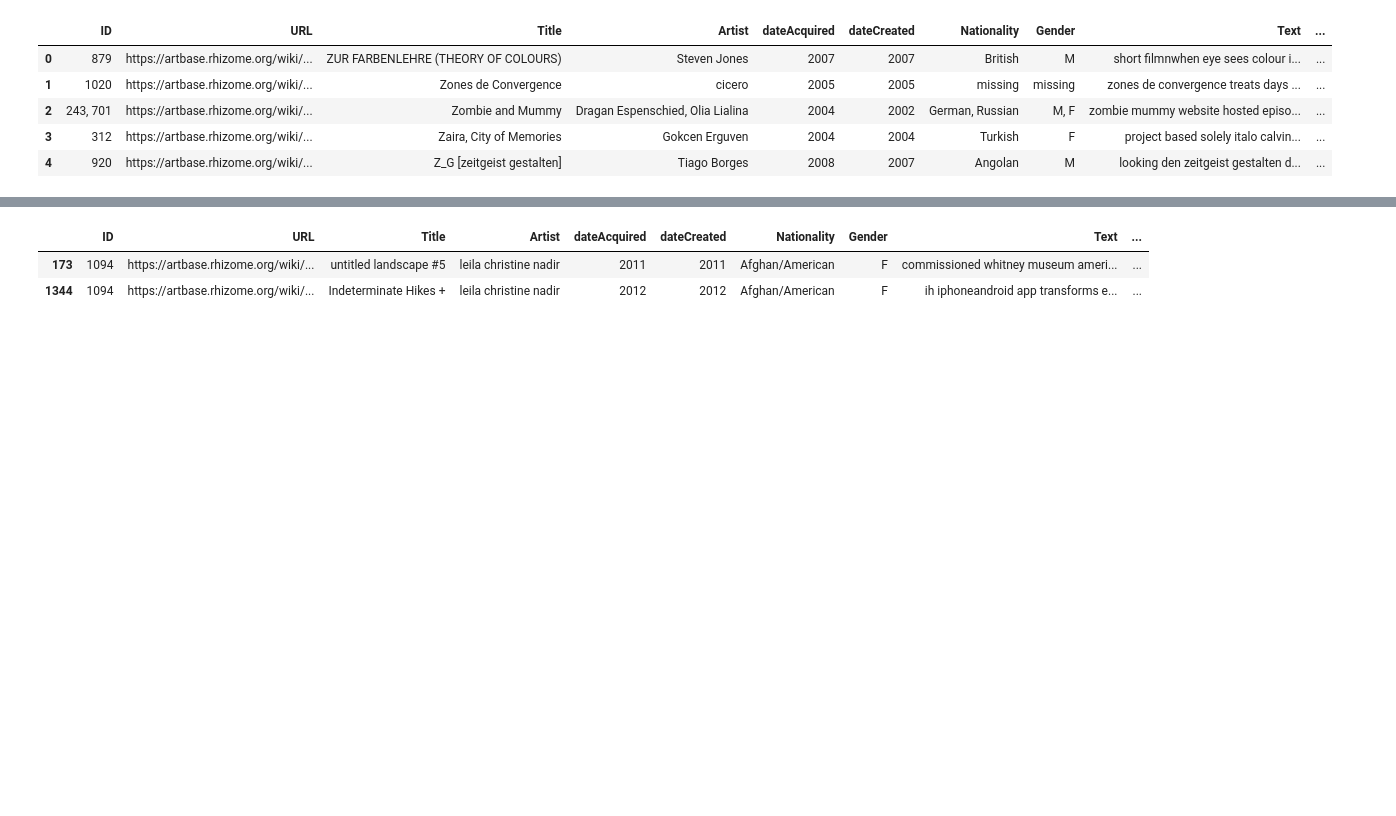
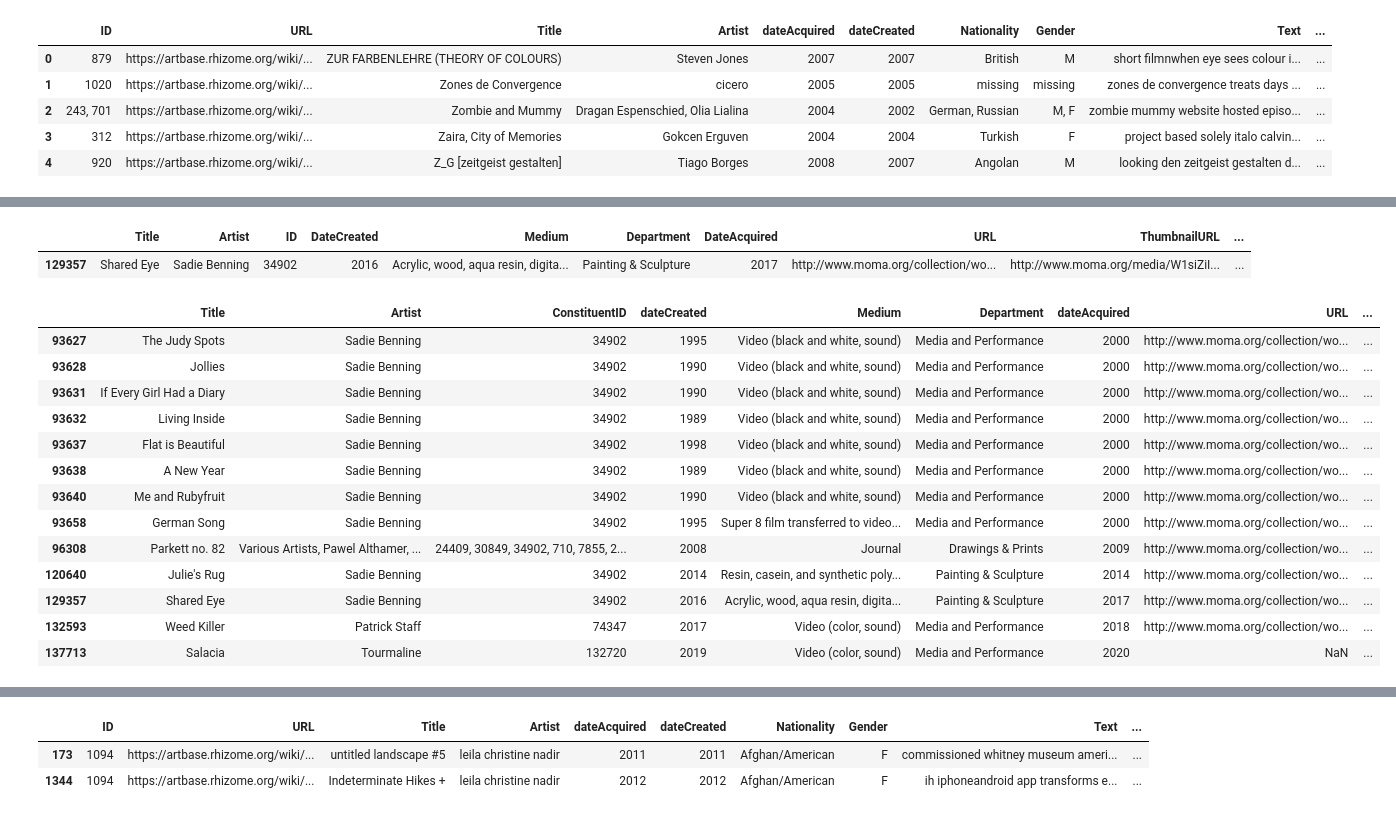
Before and after one commit to laurentfintoni/Net-Art-Rev, a Jupyter notebook: For_Marghe.ipynb, the cells around one changed output, grey strips where cells are left out. Saved outputs shown, nothing was run; the diff lists cells and outputs as text; code cells hidden in the pictures; blank space fills up the shorter version.

```diff
--- a/For_Marghe.ipynb
+++ b/For_Marghe.ipynb
@@ -79,3 +77,25 @@ rhizome_txt_stop_kw.loc[(rhizome_txt_stop_kw.Text.str.contains('')) & (rhizome_t
+# %%
+moma_full_text_stop.loc[moma_full_text_stop.Gender.str.contains('NB')]
+# %% [output]
+|  | Title | Artist | ID | DateCreated | Medium | Department | DateAcquired | URL | ThumbnailURL | ... |
+| 129357 | Shared Eye | Sadie Benning | 34902 | 2016 | Acrylic, wood, aqua resin, digita... | Painting & Sculpture | 2017 | http://www.moma.org/collection/wo... | http://www.moma.org/media/W1siZiI... | ... |
+# %%
+moma_artworks_new.loc[moma_artworks_new.Gender.str.contains('NB')]
+# %% [output]
+|  | Title | Artist | ConstituentID | dateCreated | Medium | Department | dateAcquired | URL | ... |
+| 93627 | The Judy Spots | Sadie Benning | 34902 | 1995 | Video (black and white, sound) | Media and Performance | 2000 | http://www.moma.org/collection/wo... | ... |
+| 93628 | Jollies | Sadie Benning | 34902 | 1990 | Video (black and white, sound) | Media and Performance | 2000 | http://www.moma.org/collection/wo... | ... |
+| 93631 | If Every Girl Had a Diary | Sadie Benning | 34902 | 1990 | Video (black and white, sound) | Media and Performance | 2000 | http://www.moma.org/collection/wo... | ... |
+| 93632 | Living Inside | Sadie Benning | 34902 | 1989 | Video (black and white, sound) | Media and Performance | 2000 | http://www.moma.org/collection/wo... | ... |
+| 93637 | Flat is Beautiful | Sadie Benning | 34902 | 1998 | Video (black and white, sound) | Media and Performance | 2000 | http://www.moma.org/collection/wo... | ... |
+| 93638 | A New Year | Sadie Benning | 34902 | 1989 | Video (black and white, sound) | Media and Performance | 2000 | http://www.moma.org/collection/wo... | ... |
+| 93640 | Me and Rubyfruit | Sadie Benning | 34902 | 1990 | Video (black and white, sound) | Media and Performance | 2000 | http://www.moma.org/collection/wo... | ... |
+| 93658 | German Song | Sadie Benning | 34902 | 1995 | Super 8 film transferred to video... | Media and Performance | 2000 | http://www.moma.org/collection/wo... | ... |
+| 96308 | Parkett no. 82 | Various Artists, Pawel Althamer, ... | 24409, 30849, 34902, 710, 7855, 2... | 2008 | Journal | Drawings & Prints | 2009 | http://www.moma.org/collection/wo... | ... |
+| 120640 | Julie's Rug | Sadie Benning | 34902 | 2014 | Resin, casein, and synthetic poly... | Painting & Sculpture | 2014 | http://www.moma.org/collection/wo... | ... |
+| 129357 | Shared Eye | Sadie Benning | 34902 | 2016 | Acrylic, wood, aqua resin, digita... | Painting & Sculpture | 2017 | http://www.moma.org/collection/wo... | ... |
+| 132593 | Weed Killer | Patrick Staff | 74347 | 2017 | Video (color, sound) | Media and Performance | 2018 | http://www.moma.org/collection/wo... | ... |
+| 137713 | Salacia | Tourmaline | 132720 | 2019 | Video (color, sound) | Media and Performance | 2020 | NaN | ... |
 # %%
 moma_full_text_stop.loc[(moma_full_text_stop.Text.str.contains('female')) & (moma_full_text_stop.Gender.str.contains('F'))]
 # %% [output]
```
Also changed, not shown: parts of 5 cells of this notebook, 1 other file.
